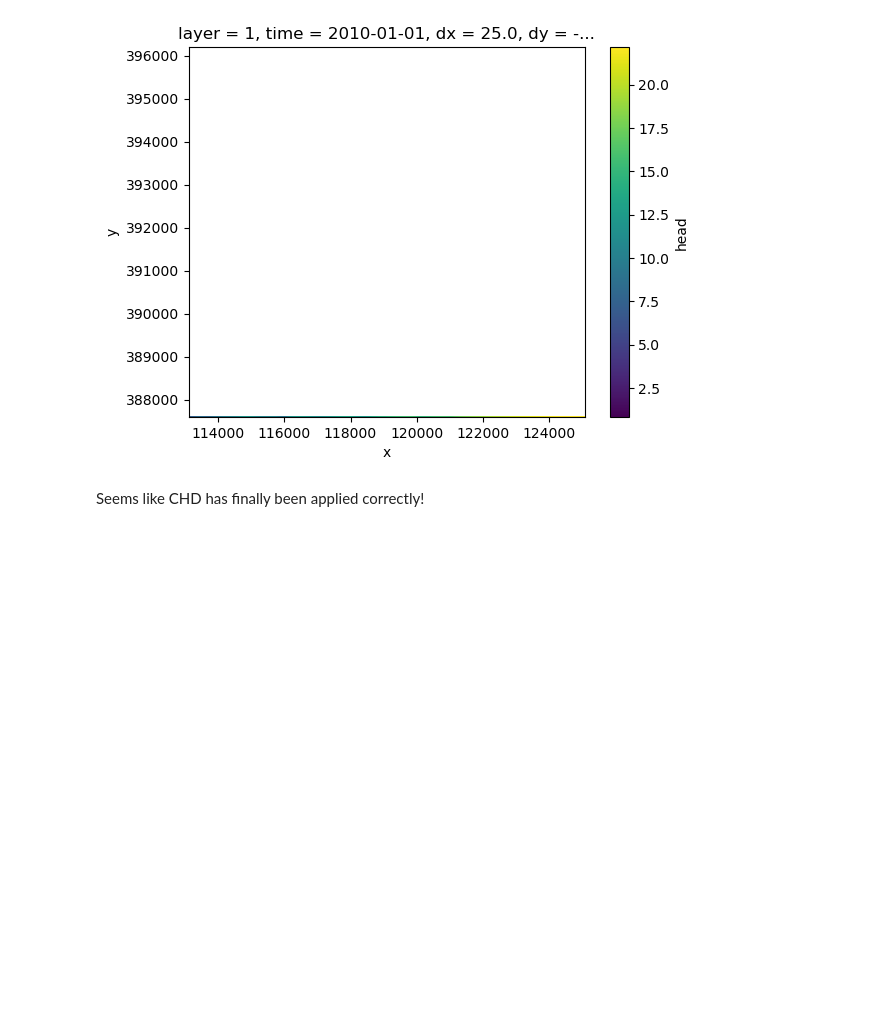
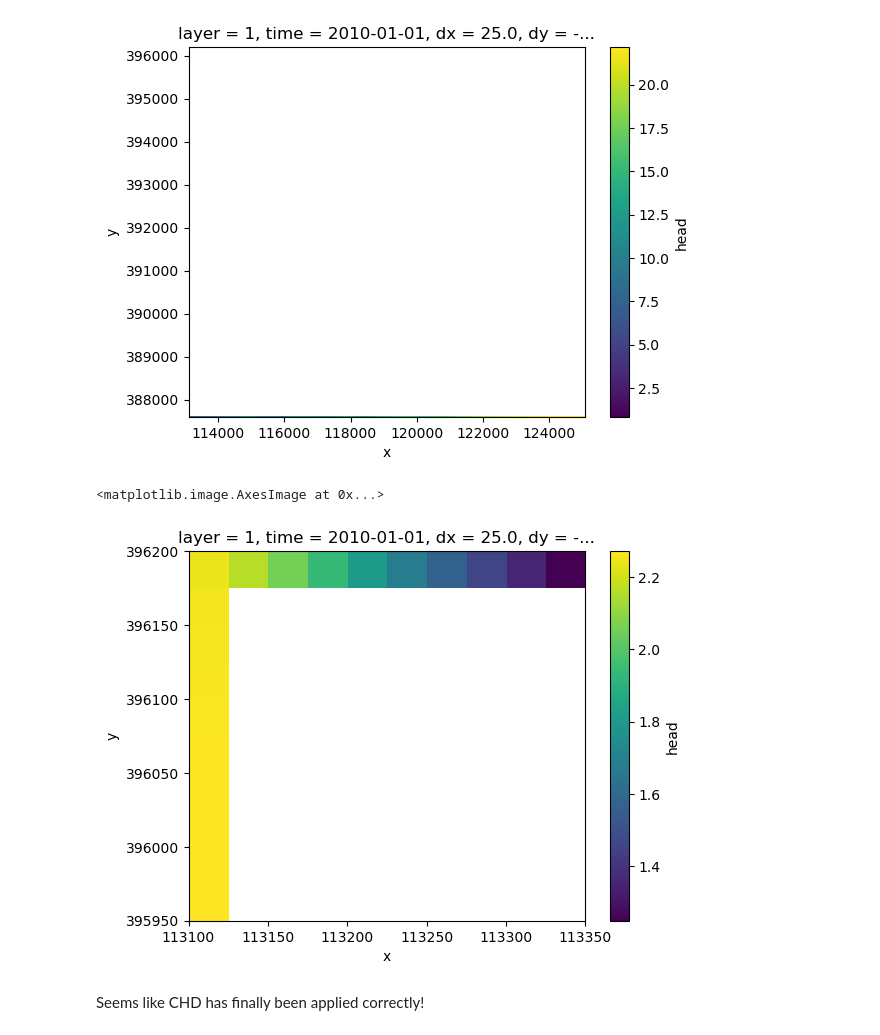
Before and after one commit to Ydrolog/WS_Mdl, a Jupyter notebook: code/Jupyter/imod_python_conversion/imod_python_init_NBr32.ipynb, the cells around one changed output. Cells and saved outputs as stored; diff of their text form; code cells hidden in the pictures; blank space fills up the shorter version.

```diff
--- a/code/Jupyter/imod_python_conversion/imod_python_init_NBr32.ipynb
+++ b/code/Jupyter/imod_python_conversion/imod_python_init_NBr32.ipynb
@@ -518,6 +523,11 @@ MF6_Mdl_AoI['chd_merged']['head'].isel(time=0, layer=0).plot.imshow(cmap='viridi
 # %% [output]
 <matplotlib.image.AxesImage at 0x...>
 [figure]
+# %%
+MF6_Mdl_AoI['chd_merged']['head'].isel(time=0, layer=0, x=range(10), y=range(10)).plot.imshow(cmap='viridis')
+# %% [output]
+<matplotlib.image.AxesImage at 0x...>
+[figure, added]
 # %% [markdown]
 Seems like CHD has finally been applied correctly!
 # %% [markdown]
```
Also changed, not shown: parts of 7 cells of this notebook, 13 other files.
